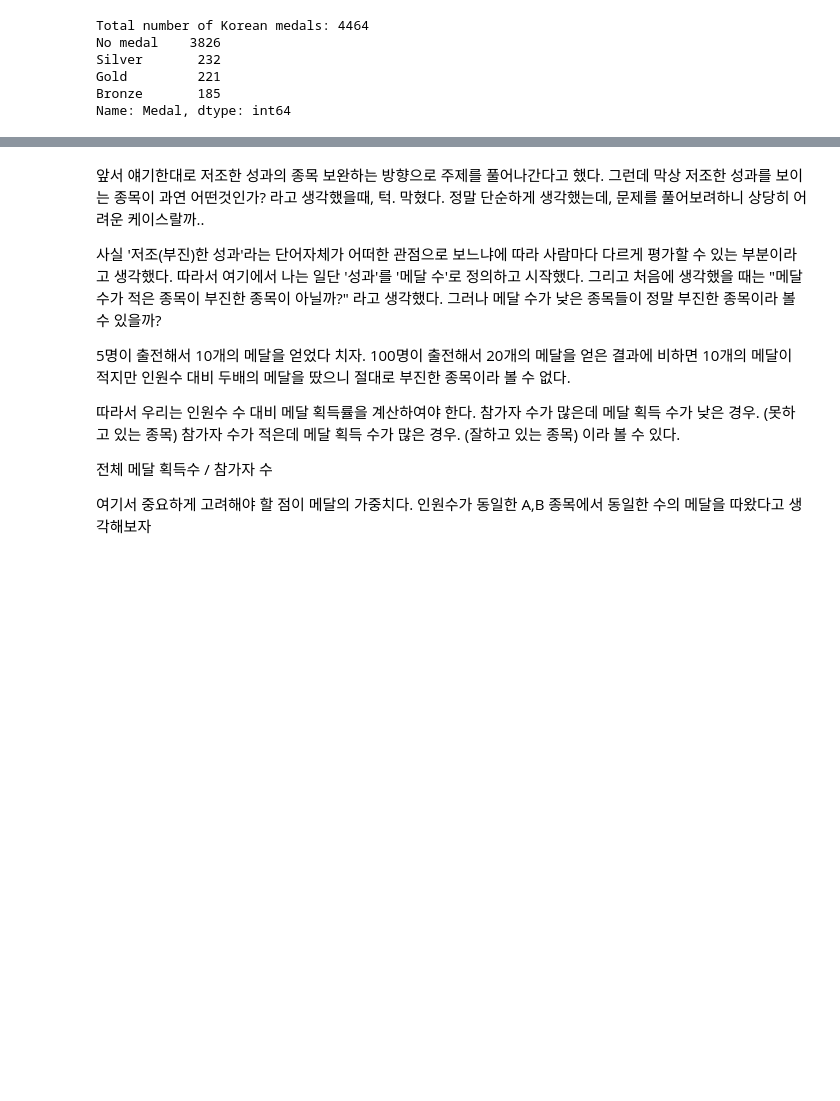
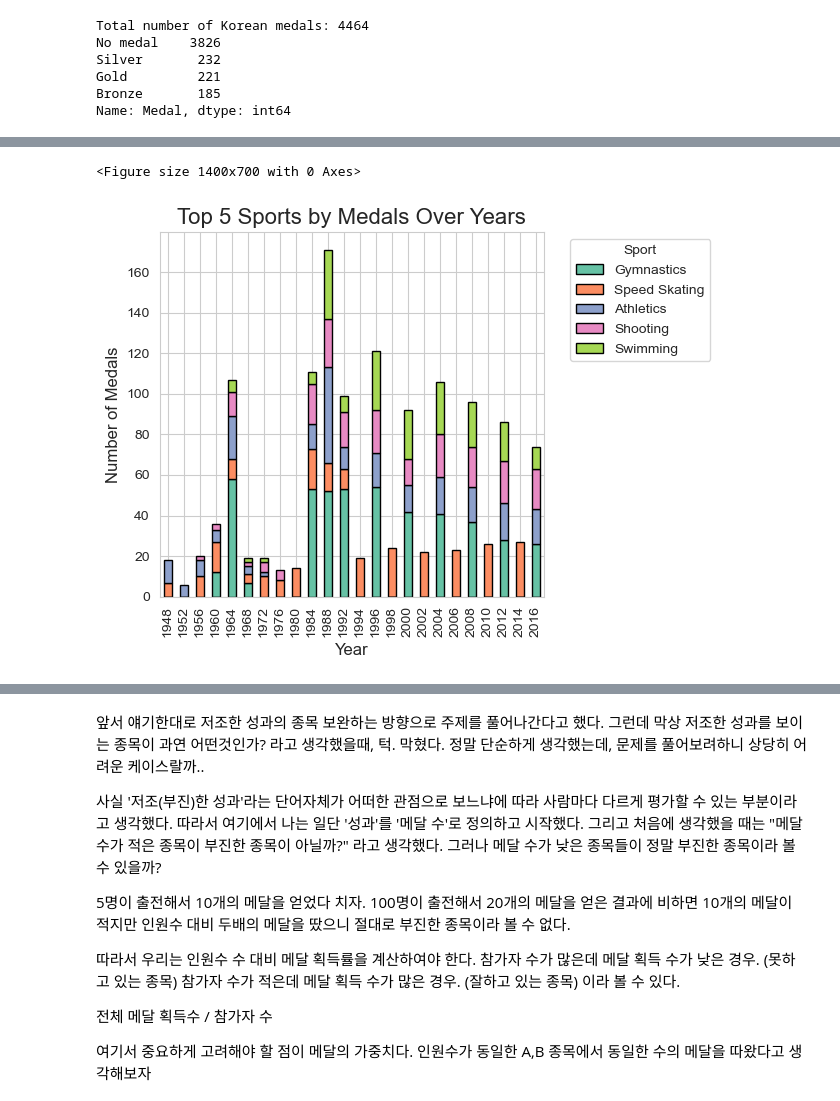
Before and after one commit to SeongJae999/AIffel_Datathon, a Jupyter notebook: olympic.ipynb, the cells around one changed output, grey strips where cells are left out. Saved outputs shown, nothing was run; the diff lists cells and outputs as text; code cells hidden in the pictures; blank space fills up the shorter version.

```diff
--- a/olympic.ipynb
+++ b/olympic.ipynb
@@ -1179,0 +1383,70 @@ print(bronze_medals_by_sport)
+# %%
+# 팀 스포츠 리스트 업데이트
+team_sports = ['Basketball', 'Volleyball', 'Baseball', 'Hockey', 'Handball',
+               'Football', 'Water Polo', 'Curling', 'Synchronized Swimming',
+               'Bobsleigh', 'Rowing', 'Canoeing']
+
+# 단체전 이벤트 식별 (키워드 확장)
+team_keywords = ['Team', 'Relay', 'Pursuit', 'Synchronized', 'Group', 'K-4', 'K-2', '4x', 'Madison']
+pattern = '|'.join(team_keywords)
+
+# 단체전 이벤트를 포함하는 데이터 추출
+team_events_df = korea_medals[korea_medals['Event'].str.contains(pattern, case=False, na=False)]
+
+# 팀 메달 데이터 추출
+team_medals = pd.concat([
+    korea_medals[korea_medals['Sport'].isin(team_sports)],
+    team_events_df
+]).drop_duplicates()
+
+# 개인 메달 데이터 추출
+individual_medals = korea_medals.drop(team_medals.index)
+
+# 팀 메달 데이터에서 중복 제거
+team_medals_unique = team_medals.drop_duplicates(subset=['Year', 'Sport', 'Event', 'Medal'])
+
+# 개인 메달 수 계산
+individual_medals_count = individual_medals.groupby(['Year', 'Sport'])['Medal'].count().reset_index()
+
+# 팀 메달 수 계산
+team_medals_count = team_medals_unique.groupby(['Year', 'Sport'])['Medal'].count().reset_index()
+
+# 두 데이터를 합치기
+medals_by_year_sport = pd.concat([individual_medals_count, team_medals_count])
+
+# 'Year'와 'Sport'별로 메달 수를 합산하여 중복 제거
+medals_by_year_sport = medals_by_year_sport.groupby(['Year', 'Sport'])['Medal'].sum().reset_index()
+
+# 피벗팅하여 연도별 종목별 메달 수를 행렬 형태로 변환
+medals_pivot = medals_by_year_sport.pivot(index='Year', columns='Sport', values='Medal').fillna(0)
+
+# 연도별로 메달 수가 많은 상위 5개 종목 선택
+top_sports = medals_pivot.sum().sort_values(ascending=False).head(5).index
+medals_top_sports = medals_pivot[top_sports]
+
+# 시각화
+plt.figure(figsize=(14, 7))
+
+# Seaborn 스타일 및 팔레트 설정
+sns.set_style('whitegrid')
+sns.set_palette('Set2')
+
+# 색상 팔레트에서 상위 5개 색상 선택
+colors = sns.color_palette('Set2', n_colors=5)
+
+# 스택된 막대 그래프 생성
+ax = medals_top_sports.plot(kind='bar', stacked=True, color=colors, edgecolor='black')
+
+# 그래프 제목과 축 레이블 설정
+plt.title('Top 5 Sports by Medals Over Years', fontsize=16)
+plt.xlabel('Year', fontsize=12)
+plt.ylabel('Number of Medals', fontsize=12)
+
+# 범례 설정 및 위치 조정
+plt.legend(title='Sport', bbox_to_anchor=(1.05, 1), loc='upper left', fontsize=10)
+
+plt.tight_layout()
+plt.show()
+# %% [output]
+<Figure size 1400x700 with 0 Axes>
+[figure, added]
```
Also changed, not shown: parts of 40 cells of this notebook, 21 other files.
